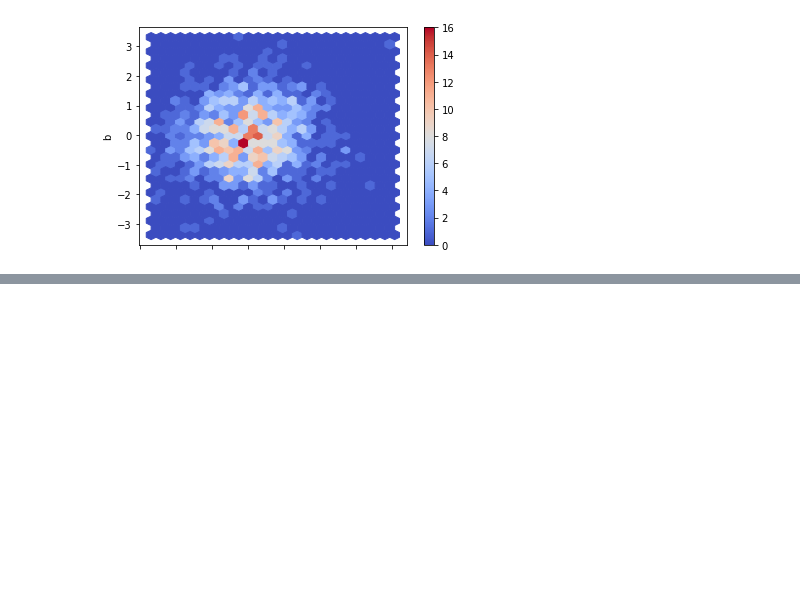
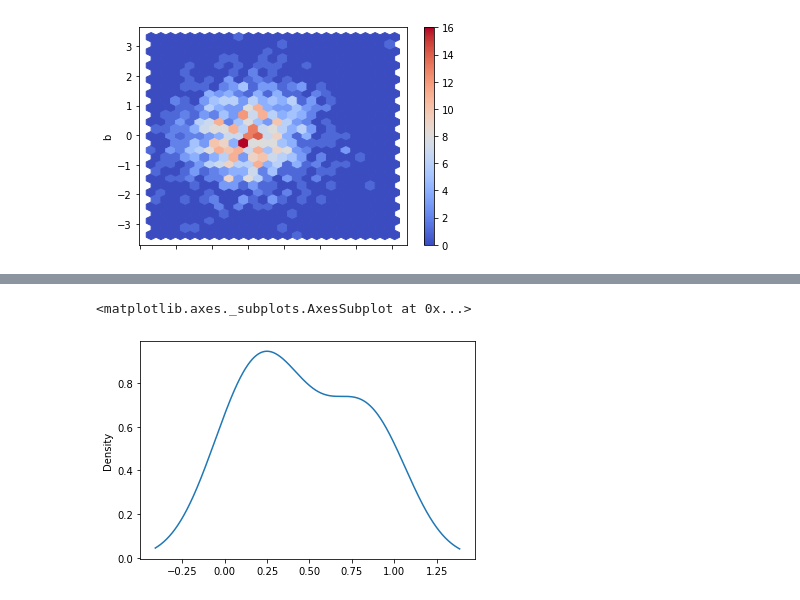
Before and after one commit to pranjulknit/FinAnalysis, a Jupyter notebook: Visualization_with_matplotlib/numpy,pandas,seaborn.ipynb, the cells around one changed output, grey strips where cells are left out. Drawn from its saved outputs; the diff is of its cells as text; code cells hidden in the pictures; blank space fills up the shorter version.

```diff
--- a/Visualization_with_matplotlib/numpy,pandas,seaborn.ipynb
+++ b/Visualization_with_matplotlib/numpy,pandas,seaborn.ipynb
@@ -107,0 +113,5 @@ df.plot.hexbin(x='a',y='b',gridsize=25,cmap='coolwarm')
+# %%
+df2['a'].plot.density()
+# %% [output]
+<matplotlib.axes._subplots.AxesSubplot at 0x...>
+[figure, added]
```
Also changed, not shown: parts of 1 cell of this notebook.
